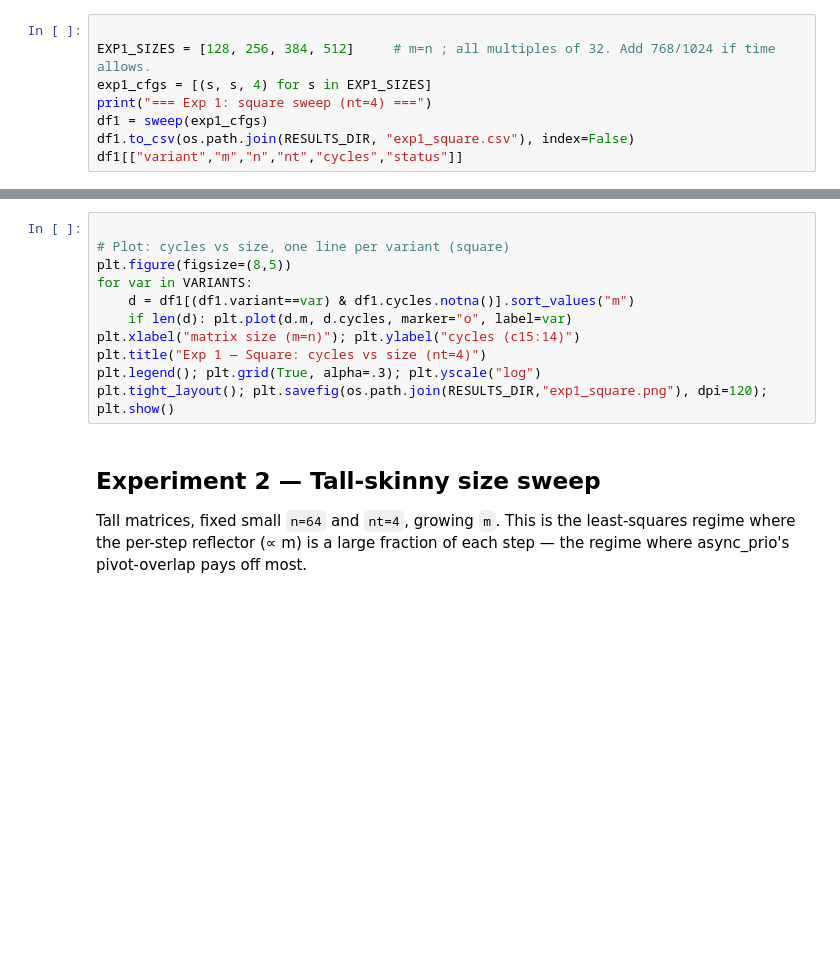
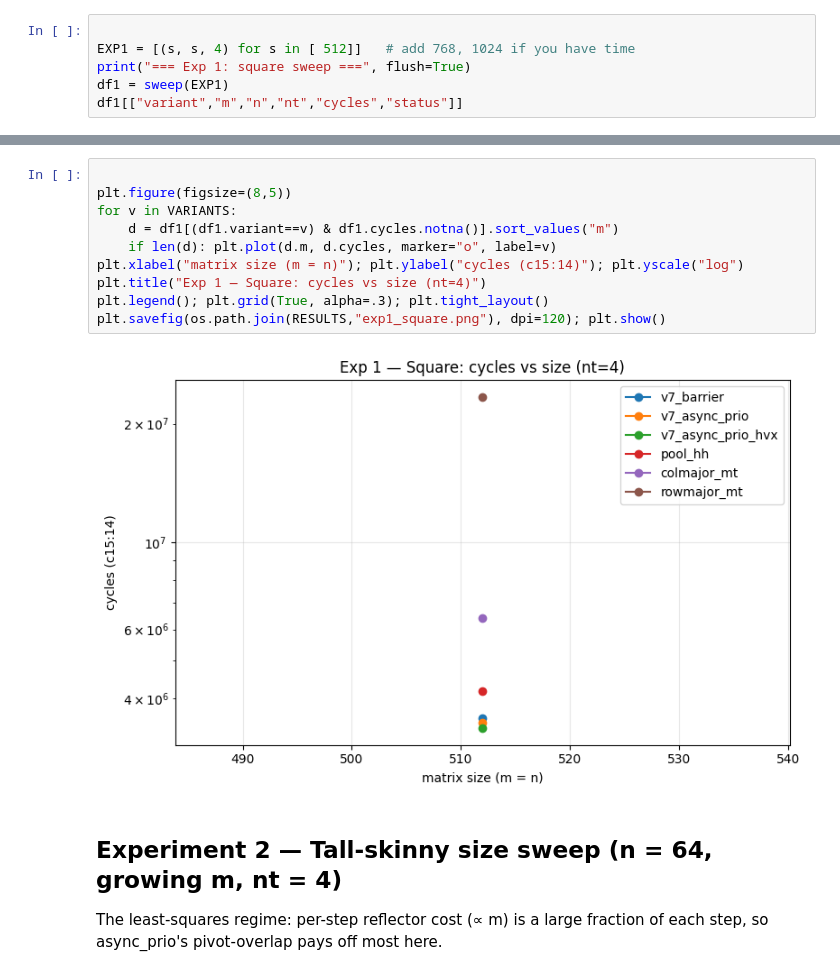
Before and after one commit to vishnuDvardhan/QR_factorisation, a Jupyter notebook: qr_experiments_v2.ipynb, the cells around one changed output, grey strips where cells are left out. Cells and saved outputs as stored; diff of their text form; blank space fills up the shorter version.

```diff
--- a/qr_experiments_v2.ipynb
+++ b/qr_experiments_v2.ipynb
@@ -179,8 +147,6 @@ size when work is dominated by the (large) trailing-matrix updates.
 # %%
 
-EXP1_SIZES = [128, 256, 384, 512]     # m=n ; all multiples of 32. Add 768/1024 if time allows.
-exp1_cfgs = [(s, s, 4) for s in EXP1_SIZES]
-print("=== Exp 1: square sweep (nt=4) ===")
-df1 = sweep(exp1_cfgs)
-df1.to_csv(os.path.join(RESULTS_DIR, "exp1_square.csv"), index=False)
+EXP1 = [(s, s, 4) for s in [ 512]]   # add 768, 1024 if you have time
+print("=== Exp 1: square sweep ===", flush=True)
+df1 = sweep(EXP1)
 df1[["variant","m","n","nt","cycles","status"]]
@@ -187,18 +174,18 @@ df1[["variant","m","n","nt","cycles","status"]]
 # %%
 
-# Plot: cycles vs size, one line per variant (square)
 plt.figure(figsize=(8,5))
-for var in VARIANTS:
-    d = df1[(df1.variant==var) & df1.cycles.notna()].sort_values("m")
-    if len(d): plt.plot(d.m, d.cycles, marker="o", label=var)
-plt.xlabel("matrix size (m=n)"); plt.ylabel("cycles (c15:14)")
+for v in VARIANTS:
+    d = df1[(df1.variant==v) & df1.cycles.notna()].sort_values("m")
+    if len(d): plt.plot(d.m, d.cycles, marker="o", label=v)
+plt.xlabel("matrix size (m = n)"); plt.ylabel("cycles (c15:14)"); plt.yscale("log")
 plt.title("Exp 1 — Square: cycles vs size (nt=4)")
-plt.legend(); plt.grid(True, alpha=.3); plt.yscale("log")
-plt.tight_layout(); plt.savefig(os.path.join(RESULTS_DIR,"exp1_square.png"), dpi=120); plt.show()
+plt.legend(); plt.grid(True, alpha=.3); plt.tight_layout()
+plt.savefig(os.path.join(RESULTS,"exp1_square.png"), dpi=120); plt.show()
+# %% [output]
+[figure, added]
 # %% [markdown]
-## Experiment 2 — Tall-skinny size sweep
-Tall matrices, fixed small `n=64` and `nt=4`, growing `m`. This is the
-least-squares regime where the per-step reflector (∝ m) is a large fraction of
-each step — the regime where async_prio's pivot-overlap pays off most.
+## Experiment 2 — Tall-skinny size sweep  (n = 64, growing m, nt = 4)
+The least-squares regime: per-step reflector cost (∝ m) is a large fraction of
+each step, so async_prio's pivot-overlap pays off most here.
 # %%
 
```
Also changed, not shown: parts of 17 cells of this notebook, 3 other files.
